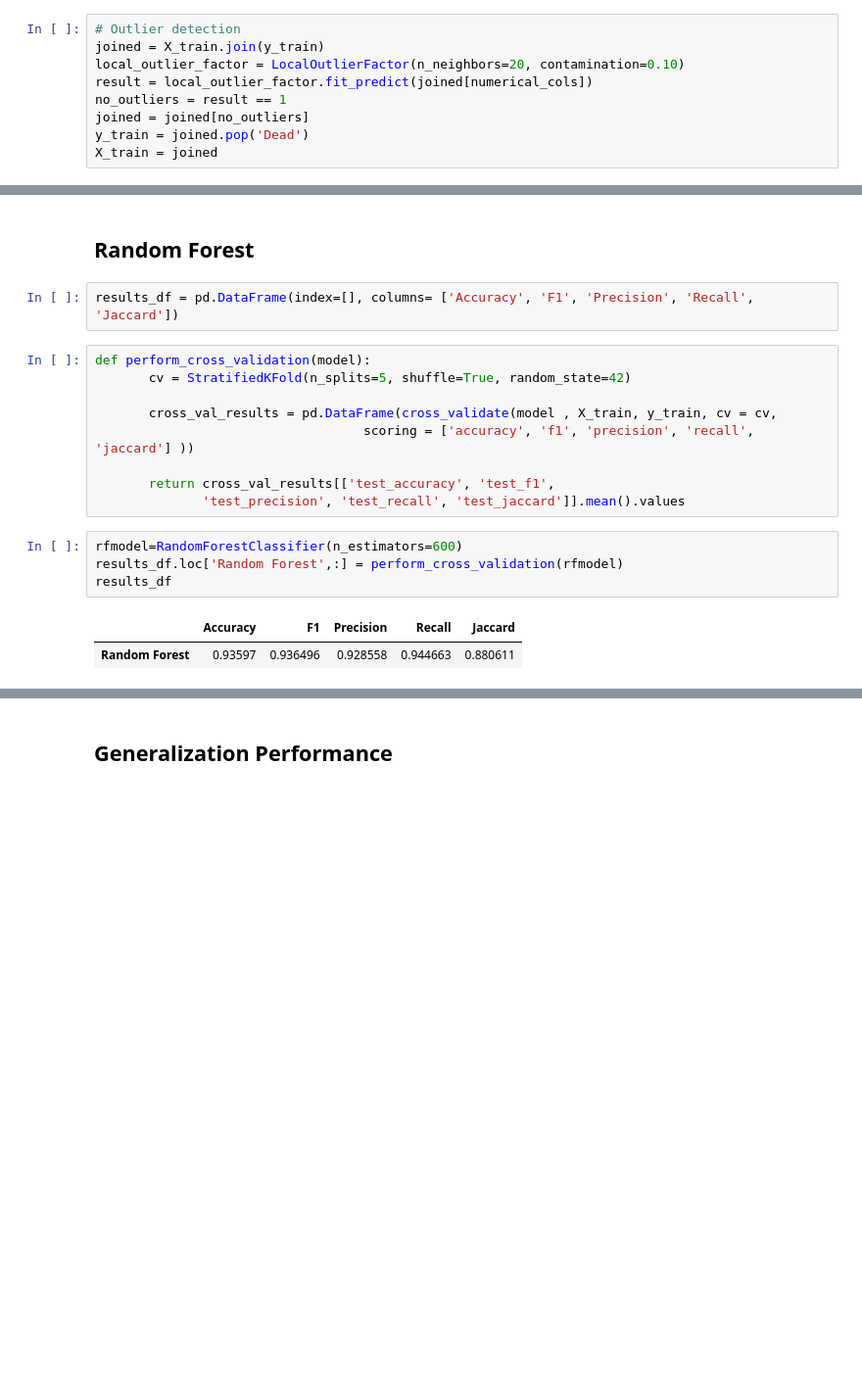
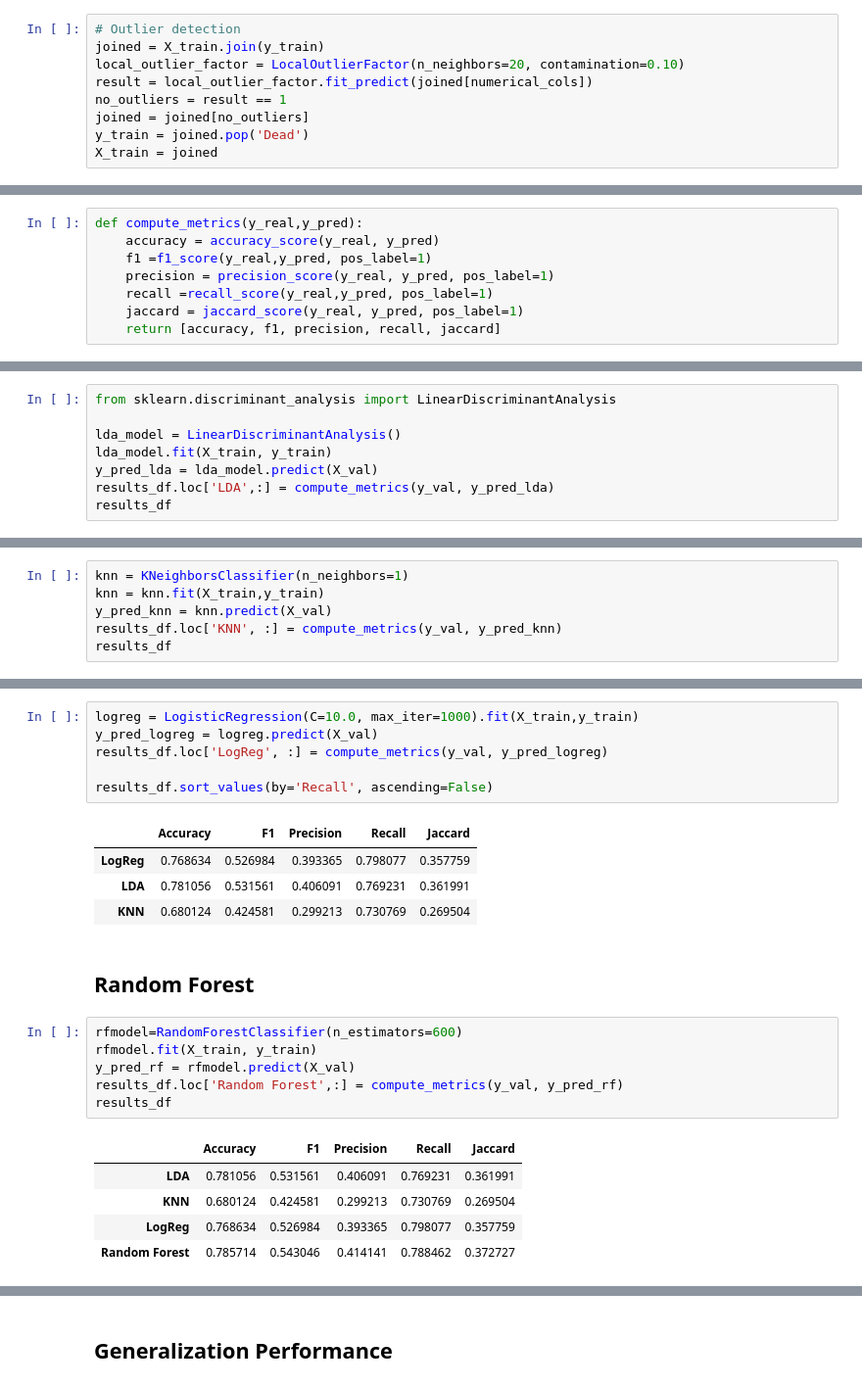
Before and after one commit to zivkovicbogdana/breast-cancer-prediction, a Jupyter notebook: analysis.ipynb, the cells around one changed output, grey strips where cells are left out. Shown at 98% size. Saved outputs shown, nothing was run; the diff lists cells and outputs as text; blank space fills up the shorter version.

```diff
--- a/analysis.ipynb
+++ b/analysis.ipynb
@@ -95,0 +103,8 @@ Resampled dataset shape: Counter({0: 2819, 1: 2819})
+# %%
+def compute_metrics(y_real,y_pred):
+    accuracy = accuracy_score(y_real, y_pred)
+    f1 =f1_score(y_real,y_pred, pos_label=1)
+    precision = precision_score(y_real, y_pred, pos_label=1)
+    recall =recall_score(y_real,y_pred, pos_label=1)
+    jaccard = jaccard_score(y_real, y_pred, pos_label=1)
+    return [accuracy, f1, precision, recall, jaccard]
@@ -95,0 +113,8 @@ Resampled dataset shape: Counter({0: 2819, 1: 2819})
+# %%
+from sklearn.discriminant_analysis import LinearDiscriminantAnalysis
+
+lda_model = LinearDiscriminantAnalysis()
+lda_model.fit(X_train, y_train)
+y_pred_lda = lda_model.predict(X_val)
+results_df.loc['LDA',:] = compute_metrics(y_val, y_pred_lda)
+results_df
@@ -95,0 +161,6 @@ Resampled dataset shape: Counter({0: 2819, 1: 2819})
+# %%
+knn = KNeighborsClassifier(n_neighbors=1)
+knn = knn.fit(X_train,y_train)
+y_pred_knn = knn.predict(X_val)
+results_df.loc['KNN', :] = compute_metrics(y_val, y_pred_knn)
+results_df
@@ -96,20 +200,25 @@ Resampled dataset shape: Counter({0: 2819, 1: 2819})
+# %%
+logreg = LogisticRegression(C=10.0, max_iter=1000).fit(X_train,y_train)
+y_pred_logreg = logreg.predict(X_val)
+results_df.loc['LogReg', :] = compute_metrics(y_val, y_pred_logreg)
+
+results_df.sort_values(by='Recall', ascending=False)
+# %% [output]
+|  | Accuracy | F1 | Precision | Recall | Jaccard |
+| LogReg | 0.768634 | 0.526984 | 0.393365 | 0.798077 | 0.357759 |
+| LDA | 0.781056 | 0.531561 | 0.406091 | 0.769231 | 0.361991 |
+| KNN | 0.680124 | 0.424581 | 0.299213 | 0.730769 | 0.269504 |
 # %% [markdown]
 ## Random Forest
-# %%
-results_df = pd.DataFrame(index=[], columns= ['Accuracy', 'F1', 'Precision', 'Recall', 'Jaccard'])
-# %%
-def perform_cross_validation(model):
-       cv = StratifiedKFold(n_splits=5, shuffle=True, random_state=42)
-
-       cross_val_results = pd.DataFrame(cross_validate(model , X_train, y_train, cv = cv,
-                                   scoring = ['accuracy', 'f1', 'precision', 'recall', 'jaccard'] ))
-
-       return cross_val_results[['test_accuracy', 'test_f1',
-              'test_precision', 'test_recall', 'test_jaccard']].mean().values
 # %%
 rfmodel=RandomForestClassifier(n_estimators=600)
-results_df.loc['Random Forest',:] = perform_cross_validation(rfmodel)
+rfmodel.fit(X_train, y_train)
+y_pred_rf = rfmodel.predict(X_val)
+results_df.loc['Random Forest',:] = compute_metrics(y_val, y_pred_rf)
 results_df
 # %% [output]
 |  | Accuracy | F1 | Precision | Recall | Jaccard |
-| Random Forest | 0.93597 | 0.936496 | 0.928558 | 0.944663 | 0.880611 |
+| LDA | 0.781056 | 0.531561 | 0.406091 | 0.769231 | 0.361991 |
+| KNN | 0.680124 | 0.424581 | 0.299213 | 0.730769 | 0.269504 |
+| LogReg | 0.768634 | 0.526984 | 0.393365 | 0.798077 | 0.357759 |
+| Random Forest | 0.785714 | 0.543046 | 0.414141 | 0.788462 | 0.372727 |
```
Also changed, not shown: parts of 22 cells of this notebook.
